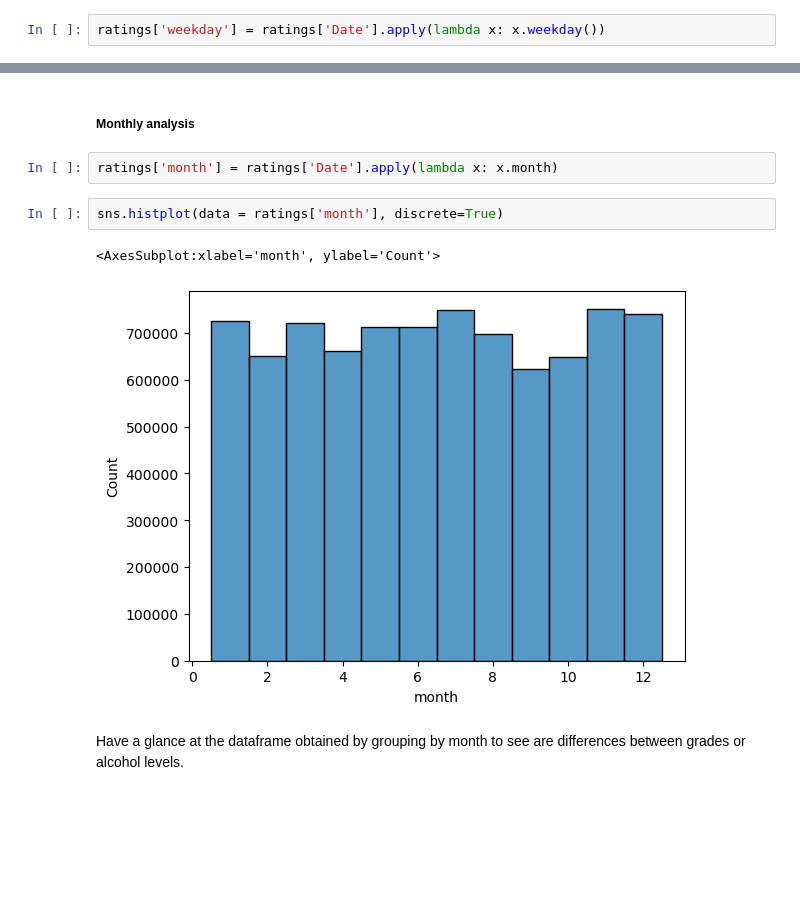
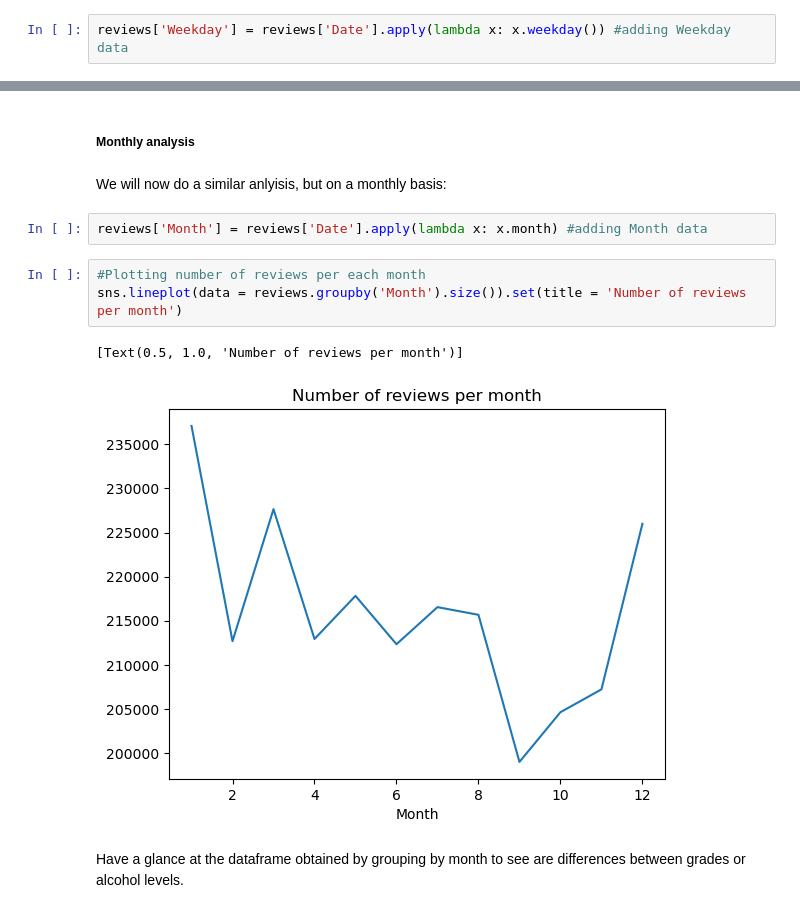
Before and after one commit to epfl-ada/ada-2022-project-rakijada, a Jupyter notebook: data_investigation.ipynb, the cells around one changed output, grey strips where cells are left out. Drawn from its saved outputs; the diff is of its cells as text; blank space fills up the shorter version.

```diff
--- a/data_investigation.ipynb
+++ b/data_investigation.ipynb
@@ -226,4 +242,4 @@ plt.subplots_adjust(left=0, bottom=0, right=1, top=1, wspace=0.2, hspace=0.4)
 # %% [markdown]
 ##### Days of the week analysis
 # %%
-ratings['weekday'] = ratings['Date'].apply(lambda x: x.weekday())
+reviews['Weekday'] = reviews['Date'].apply(lambda x: x.weekday()) #adding Weekday data
@@ -278,12 +296,15 @@ plt.subplots_adjust(left=0, bottom=0, right=1, top=1, wspace=0.2, hspace=0.4)
 # %% [markdown]
 ##### Monthly analysis
+# %% [markdown]
+We will now do a similar anlyisis, but on a monthly basis:
 # %%
-ratings['month'] = ratings['Date'].apply(lambda x: x.month)
+reviews['Month'] = reviews['Date'].apply(lambda x: x.month) #adding Month data
 # %%
-sns.histplot(data = ratings['month'], discrete=True)
+#Plotting number of reviews per each month
+sns.lineplot(data = reviews.groupby('Month').size()).set(title = 'Number of reviews per month')
 # %% [output]
-<AxesSubplot:xlabel='month', ylabel='Count'>
+[Text(0.5, 1.0, 'Number of reviews per month')]
-[figure, old version]
+[figure, new version]
 # %% [markdown]
 Have a glance at the dataframe obtained by grouping by month to see are differences between grades or alcohol levels.
 # %%
```
Also changed, not shown: parts of 71 cells of this notebook, 1 other file.
